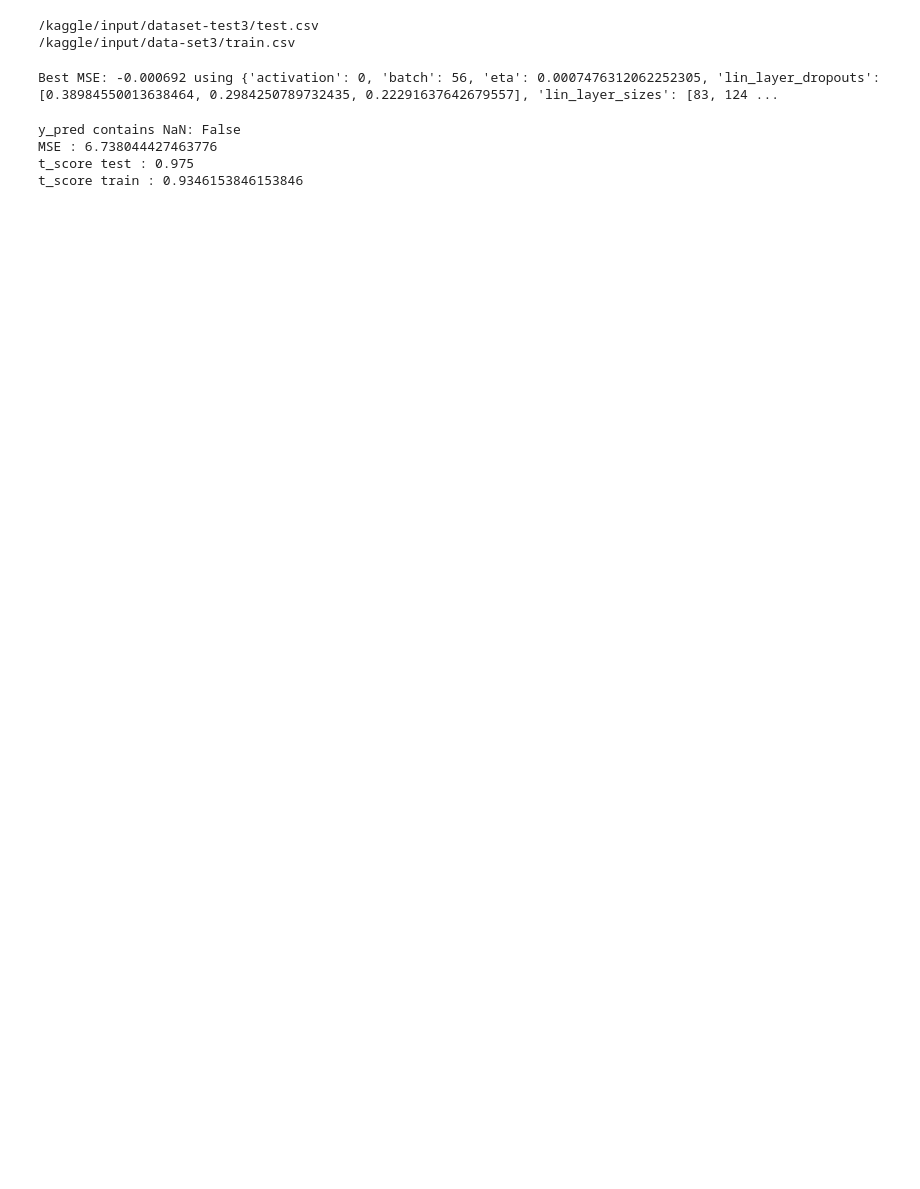
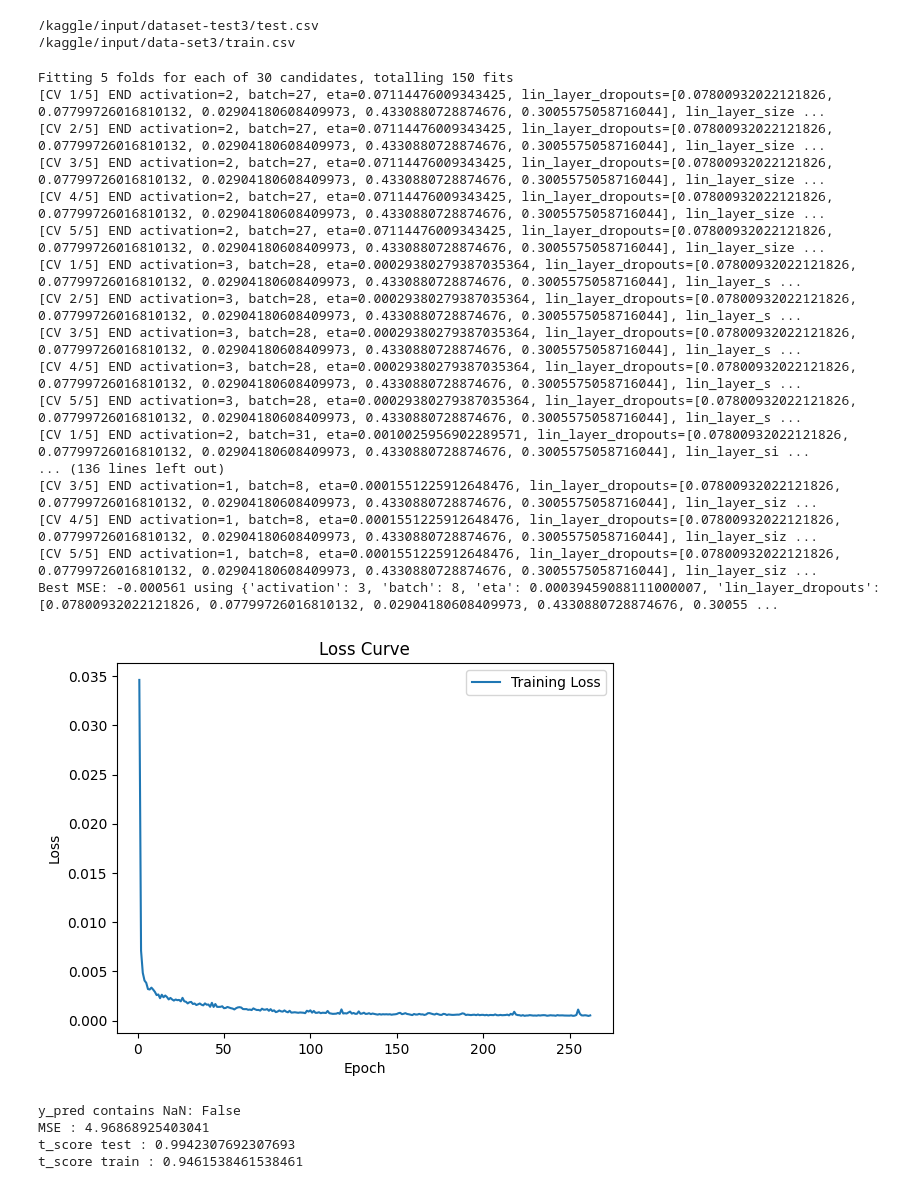
Before and after one commit to eferrer11/ML-project-heroin, a Jupyter notebook: 0.99.ipynb, the cells around one changed output. Cells and saved outputs as stored; diff of their text form; code cells hidden in the pictures; blank space fills up the shorter version.

```diff
--- a/0.99.ipynb
+++ b/0.99.ipynb
@@ -136,6 +137,9 @@ class NeuralNetRegressor(BaseEstimator, RegressorMixin):
         dataloader = DataLoader(dataset, batch_size=self.batch, shuffle=True)
         self.model.train()
 
+        self.losses = []
+        self.epochs = []
+
         # Training loop
         for epoch in range(self.max_epochs):
 
@@ -147,11 +151,22 @@ class NeuralNetRegressor(BaseEstimator, RegressorMixin):
                 loss.backward()  # Backward pass
                 optimizer.step()  # Update parameters
                 epoch_loss += loss.item()
+
+            avg_epoch_loss = epoch_loss / len(dataloader)
+            self.losses.append(avg_epoch_loss)
+            self.epochs.append(epoch + 1)  # Ajouter l'époque (1-based)
+
             if do_print:
-
-                print(f"Epoch {epoch+1}/{self.max_epochs}, Loss: {epoch_loss / len(dataloader)}")
+                print(f"Epoch {epoch+1}/{self.max_epochs}, Loss: {avg_epoch_loss}")
 
         return self
+
+    def get_losses(self):
+        return self.losses
+
+    def get_epochs(self):
+        return self.epochs
+
 
     def predict(self, X):
         self.model.eval()
@@ -201,34 +216,62 @@ class RandomDropout:
 # %%
 # Initialiser le modèle
 
 seed = 42
 np.random.seed(seed)
 torch.manual_seed(seed)
 input_size = X_train_tensor.shape[1]
-net = NeuralNetRegressor(input_size=input_size, random_state=42)
+net = NeuralNetRegressor(input_size=input_size, random_state=49)
 
 max_layers = 4
 
 # Définir les paramètres pour GridSearch
 params_dist = {
 
     'eta': loguniform(1e-4, 1e-1),
-    'max_epochs': randint(200, 500),
-    'batch': randint(32, 70),
-    'lin_layer_sizes': [[randint.rvs(32, 128) for _ in range(randint.rvs(1, 4))]],  # Taille de 1 à 4 couches, entre 32 et 128 neurones par couche
-    'lin_layer_dropouts': [[uniform.rvs(0, 0.5) for _ in range(randint.rvs(1, 4))]],
+    'max_epochs': randint(200, 400),
+    'batch': randint(8, 32),
+    'lin_layer_sizes': [[randint.rvs(32, 128) for _ in range(randint.rvs(1, 6))]],  # Taille de 1 à 4 couches, entre 32 et 128 neurones par couche
+    'lin_layer_dropouts': [[uniform.rvs(0, 0.5) for _ in range(randint.rvs(1, 6))]],
     'activation': randint(0, 4),
 }
 
 # Initialiser RandomizedSearchCV
-random_search = RandomizedSearchCV(net, params_dist, refit=True, cv=5, random_state=42, scoring='neg_mean_squared_error', verbose=0)
+random_search = RandomizedSearchCV(net, params_dist, refit=True, cv=5, random_state=seed, scoring='neg_mean_squared_error', verbose=3, n_iter = 30)
 
 # Entraîner le modèle avec GridSearch
 random_grid_result = random_search.fit(X_train_tensor, y_train_tensor)
 nouveau_model = random_grid_result.best_estimator_
 print("Best MSE: %f using %s" % (random_grid_result.best_score_, random_grid_result.best_params_))
+
+losses = nouveau_model.get_losses()
+epochs = nouveau_model.get_epochs()
+
+# Tracer la courbe de la perte
+plt.plot(epochs, losses, label="Training Loss")
+plt.xlabel("Epoch")
+plt.ylabel("Loss")
+plt.title("Loss Curve")
+plt.legend()
+plt.show()
 # %% [output]
-Best MSE: -0.000692 using {'activation': 0, 'batch': 56, 'eta': 0.0007476312062252305, 'lin_layer_dropouts': [0.38984550013638464, 0.2984250789732435, 0.22291637642679557], 'lin_layer_sizes': [83, 124 ...
+Fitting 5 folds for each of 30 candidates, totalling 150 fits
+[CV 1/5] END activation=2, batch=27, eta=0.07114476009343425, lin_layer_dropouts=[0.07800932022121826, 0.07799726016810132, 0.02904180608409973, 0.4330880728874676, 0.3005575058716044], lin_layer_size ...
+[CV 2/5] END activation=2, batch=27, eta=0.07114476009343425, lin_layer_dropouts=[0.07800932022121826, 0.07799726016810132, 0.02904180608409973, 0.4330880728874676, 0.3005575058716044], lin_layer_size ...
+[CV 3/5] END activation=2, batch=27, eta=0.07114476009343425, lin_layer_dropouts=[0.07800932022121826, 0.07799726016810132, 0.02904180608409973, 0.4330880728874676, 0.3005575058716044], lin_layer_size ...
+[CV 4/5] END activation=2, batch=27, eta=0.07114476009343425, lin_layer_dropouts=[0.07800932022121826, 0.07799726016810132, 0.02904180608409973, 0.4330880728874676, 0.3005575058716044], lin_layer_size ...
+[CV 5/5] END activation=2, batch=27, eta=0.07114476009343425, lin_layer_dropouts=[0.07800932022121826, 0.07799726016810132, 0.02904180608409973, 0.4330880728874676, 0.3005575058716044], lin_layer_size ...
+[CV 1/5] END activation=3, batch=28, eta=0.00029380279387035364, lin_layer_dropouts=[0.07800932022121826, 0.07799726016810132, 0.02904180608409973, 0.4330880728874676, 0.3005575058716044], lin_layer_s ...
+[CV 2/5] END activation=3, batch=28, eta=0.00029380279387035364, lin_layer_dropouts=[0.07800932022121826, 0.07799726016810132, 0.02904180608409973, 0.4330880728874676, 0.3005575058716044], lin_layer_s ...
+[CV 3/5] END activation=3, batch=28, eta=0.00029380279387035364, lin_layer_dropouts=[0.07800932022121826, 0.07799726016810132, 0.02904180608409973, 0.4330880728874676, 0.3005575058716044], lin_layer_s ...
+[CV 4/5] END activation=3, batch=28, eta=0.00029380279387035364, lin_layer_dropouts=[0.07800932022121826, 0.07799726016810132, 0.02904180608409973, 0.4330880728874676, 0.3005575058716044], lin_layer_s ...
+[CV 5/5] END activation=3, batch=28, eta=0.00029380279387035364, lin_layer_dropouts=[0.07800932022121826, 0.07799726016810132, 0.02904180608409973, 0.4330880728874676, 0.3005575058716044], lin_layer_s ...
+[CV 1/5] END activation=2, batch=31, eta=0.0010025956902289571, lin_layer_dropouts=[0.07800932022121826, 0.07799726016810132, 0.02904180608409973, 0.4330880728874676, 0.3005575058716044], lin_layer_si ...
+... (136 lines left out)
+[CV 3/5] END activation=1, batch=8, eta=0.0001551225912648476, lin_layer_dropouts=[0.07800932022121826, 0.07799726016810132, 0.02904180608409973, 0.4330880728874676, 0.3005575058716044], lin_layer_siz ...
+[CV 4/5] END activation=1, batch=8, eta=0.0001551225912648476, lin_layer_dropouts=[0.07800932022121826, 0.07799726016810132, 0.02904180608409973, 0.4330880728874676, 0.3005575058716044], lin_layer_siz ...
+[CV 5/5] END activation=1, batch=8, eta=0.0001551225912648476, lin_layer_dropouts=[0.07800932022121826, 0.07799726016810132, 0.02904180608409973, 0.4330880728874676, 0.3005575058716044], lin_layer_siz ...
+Best MSE: -0.000561 using {'activation': 3, 'batch': 8, 'eta': 0.00039459088111000007, 'lin_layer_dropouts': [0.07800932022121826, 0.07799726016810132, 0.02904180608409973, 0.4330880728874676, 0.30055 ...
+[figure, added]
 # %%
 y_pred = nouveau_model.predict(X_valid_tensor)
 y_pred_train = nouveau_model.predict(X_train_tensor)
@@ -261,6 +304,6 @@ output_df = pd.DataFrame({
 output_df.to_csv('predictions.csv', index=False)
 # %% [output]
 y_pred contains NaN: False
-MSE : 6.738044427463776
-t_score test : 0.975
-t_score train : 0.9346153846153846
+MSE : 4.96868925403041
+t_score test : 0.9942307692307693
+t_score train : 0.9461538461538461
```
Also changed, not shown: parts of 1 cell of this notebook.
